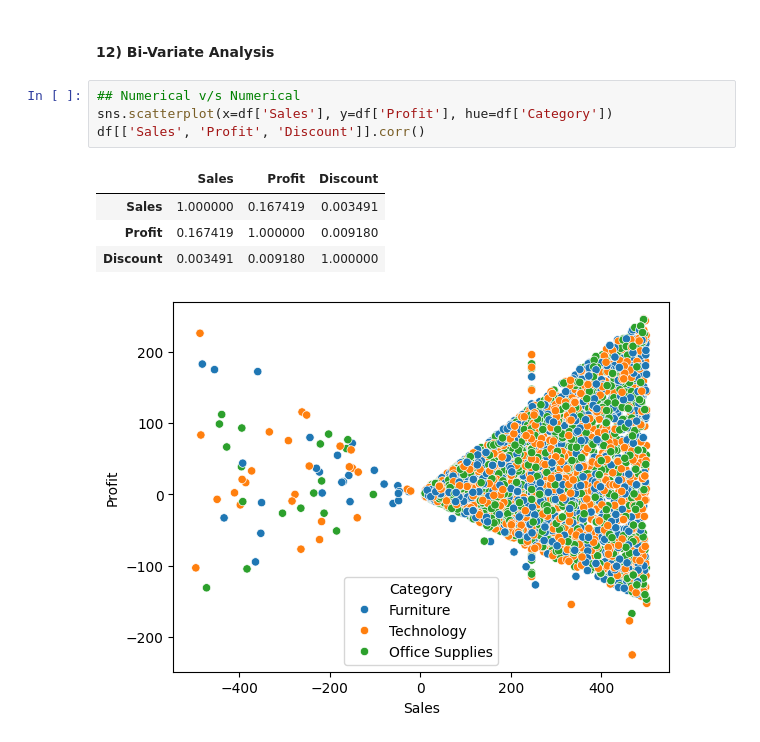
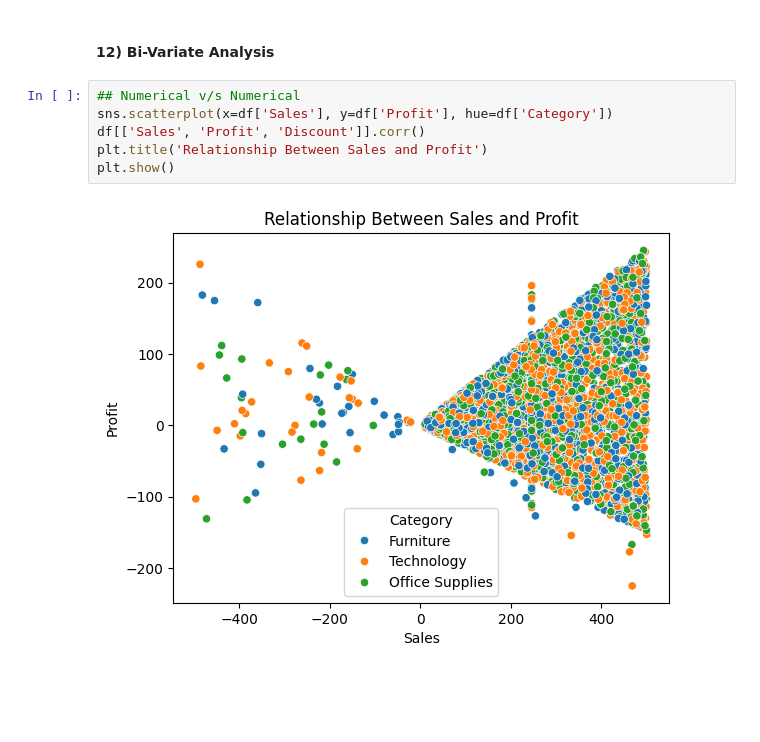
Before and after one commit to 26Vaidehi/INT375_Python, a Jupyter notebook: INT-375_Project.ipynb, the cells around one changed output. Drawn from its saved outputs; the diff is of its cells as text; blank space fills up the shorter version.

```diff
--- a/INT-375_Project.ipynb
+++ b/INT-375_Project.ipynb
@@ -364,13 +378,11 @@ sns.boxplot(x=df['Profit'])
 # %%
 ## Numerical v/s Numerical
 sns.scatterplot(x=df['Sales'], y=df['Profit'], hue=df['Category'])
 df[['Sales', 'Profit', 'Discount']].corr()
+plt.title('Relationship Between Sales and Profit')
+plt.show()
 # %% [output]
-|  | Sales | Profit | Discount |
-| Sales | 1.000000 | 0.167419 | 0.003491 |
-| Profit | 0.167419 | 1.000000 | 0.009180 |
-| Discount | 0.003491 | 0.009180 | 1.000000 |
-[figure, old version]
+[figure, new version]
 # %%
 ## Categorical v/s Numerical
 sns.boxplot(x='Region', y='Profit', data=df)
```
Also changed, not shown: parts of 8 cells of this notebook.
